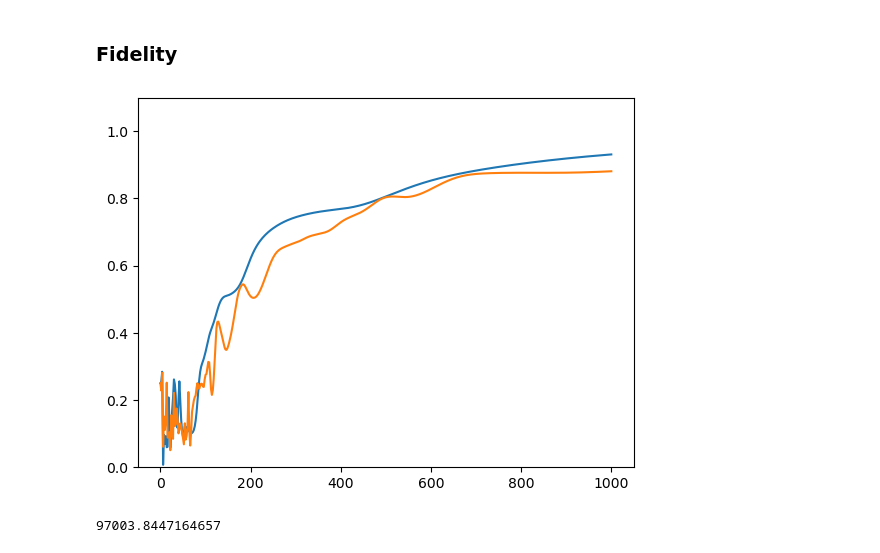
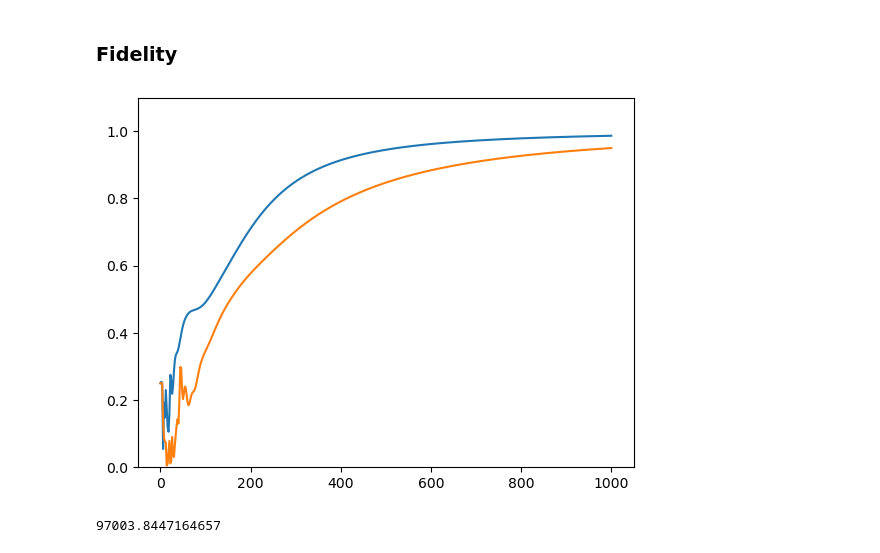
Before and after one commit to tr2g20/simulations, a Jupyter notebook: RR3 fidelity.ipynb, the cells around one changed output. Cells and saved outputs as stored; diff of their text form; code cells hidden in the pictures.

```diff
--- a/RR3 fidelity.ipynb
+++ b/RR3 fidelity.ipynb
@@ -50,7 +50,7 @@ fidelities = np.zeros((8,len(rabi_freqs)))
 for j in range(8):
     for i, rabi in enumerate(rabi_freqs):
 
-        RR3 = RR3_gate(rabi_freq=rabi, time_steps=time_steps, detuning=0, bs_corr=True, pi_corr=True)
+        RR3 = RR3_gate(rabi_freq=rabi, time_steps=time_steps, detuning=0, bs_corr=True, pi_corr=True, freq_dep=True)
 
         wave_func, times = simulate_pulses_single_atom_analyt(pulse_seq= RR3, basis= basis, initial_state=initial_state[j,:], d_shift=0)
 
@@ -66,35 +66,35 @@ for j in range(8):
 avg_fids = np.mean(fidelities[4:], axis=0)
 # print(avg_fids)
 # print(fidelities[4:].transpose())
 
 plt.plot(rabi_freqs/(2*pi*1e3), avg_fids)
 
 for j in range(8):
     for i, rabi in enumerate(rabi_freqs):
 
-        RR3 = RR3_gate(rabi_freq=rabi, time_steps=time_steps, detuning=0, bs_corr=False, pi_corr=True)
+        RR3 = RR3_gate(rabi_freq=rabi, time_steps=time_steps, detuning=0, bs_corr=False, pi_corr=True, freq_dep=True)
 
         wave_func, times = simulate_pulses_single_atom_analyt(pulse_seq= RR3, basis= basis, initial_state=initial_state[j,:], d_shift=0)
 
         final = wave_func[-1,:]
         final = final/np.linalg.norm(final)
 
         fidelity = np.abs(np.vdot(target[j,:],final))**2
         fidelities[j,i] = fidelity
 
 # fig, ax = plt.subplots()
 
 # print(rabi_freqs[])
 avg_fids = np.mean(fidelities[4:], axis=0)
 # print(avg_fids)
 # print(fidelities[4:].transpose())
 
 plt.plot(rabi_freqs/(2*pi*1e3), avg_fids)
 
 plt.ylim(0,1.1)
 plt.show()
 # %% [output]
-[figure, old version]
+[figure, new version]
 # %%
 dR
 # %% [output]
```
Also changed, not shown: parts of 2 cells of this notebook, 2 other files.
